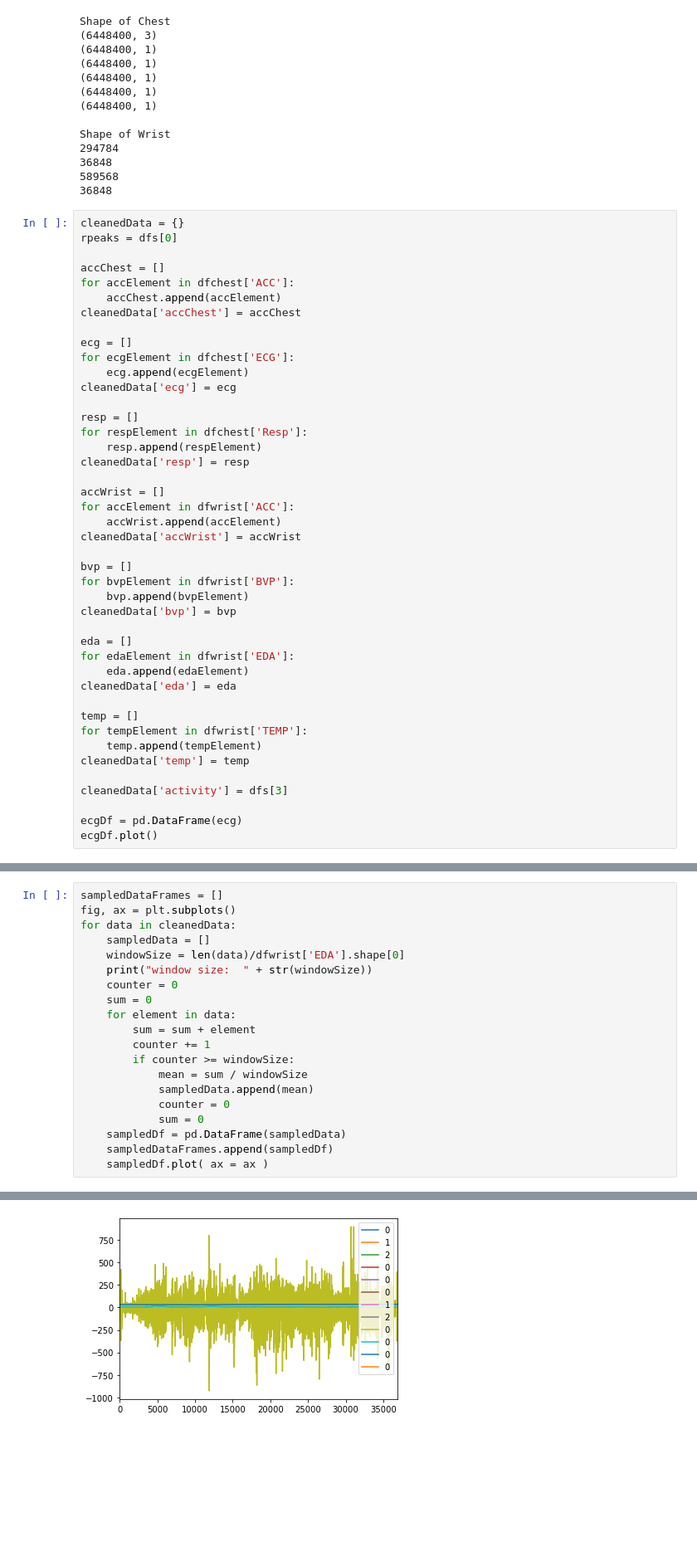
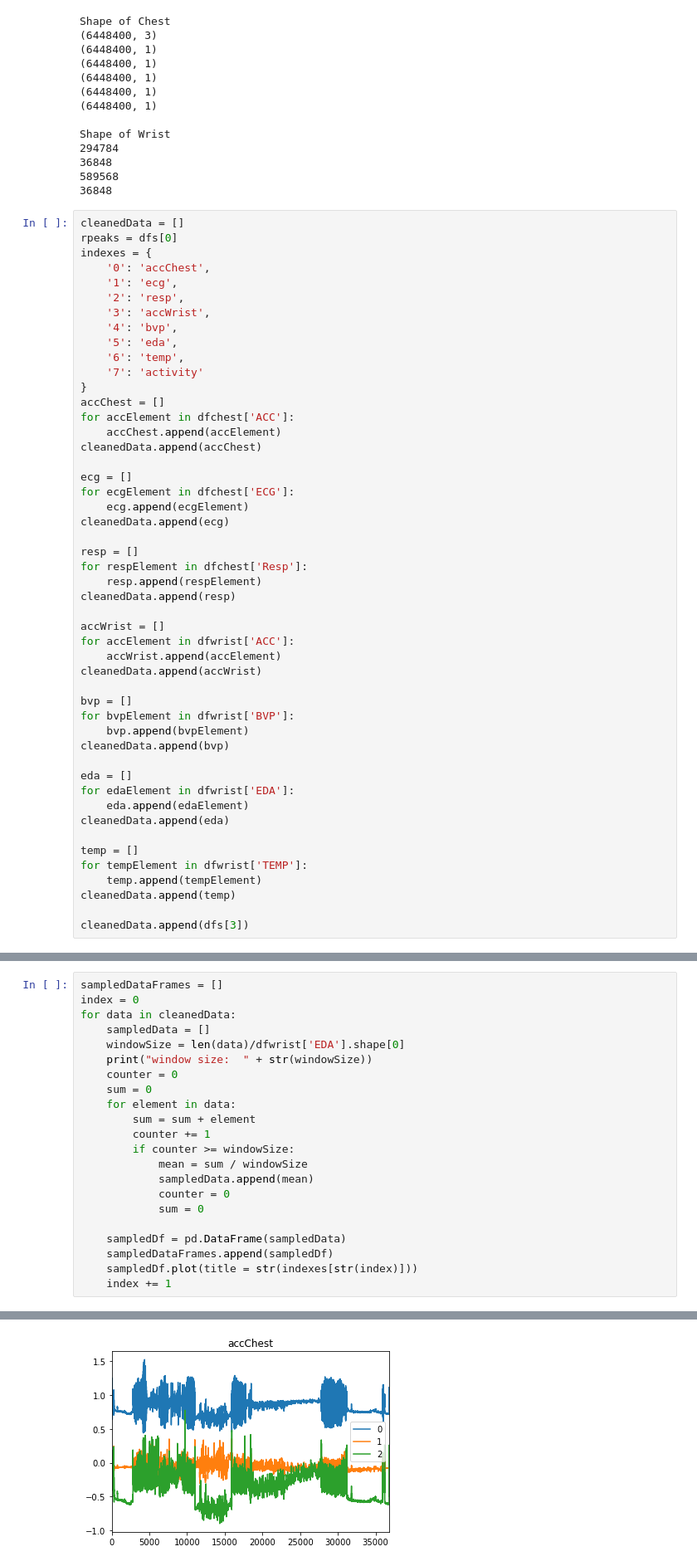
Before and after one commit to mrjohanvds/Python-Project-A5, a Jupyter notebook: project.ipynb, the cells around one changed output, grey strips where cells are left out. Shown at 83% size. Saved outputs shown, nothing was run; the diff lists cells and outputs as text; blank space fills up the shorter version.

Commit message:
data visualisation

```diff
--- a/project.ipynb
+++ b/project.ipynb
@@ -96,45 +96,51 @@ Shape of Wrist
 589568
 36848
 # %%
-cleanedData = {}
+cleanedData = []
 rpeaks = dfs[0]
-
+indexes = {
+    '0': 'accChest',
+    '1': 'ecg',
+    '2': 'resp',
+    '3': 'accWrist',
+    '4': 'bvp',
+    '5': 'eda',
+    '6': 'temp',
+    '7': 'activity'
+}
 accChest = []
 for accElement in dfchest['ACC']:
     accChest.append(accElement)
-cleanedData['accChest'] = accChest
+cleanedData.append(accChest)
 
 ecg = []
 for ecgElement in dfchest['ECG']:
     ecg.append(ecgElement)
-cleanedData['ecg'] = ecg
+cleanedData.append(ecg)
 
 resp = []
 for respElement in dfchest['Resp']:
     resp.append(respElement)
-cleanedData['resp'] = resp
+cleanedData.append(resp)
 
 accWrist = []
 for accElement in dfwrist['ACC']:
     accWrist.append(accElement)
-cleanedData['accWrist'] = accWrist
+cleanedData.append(accWrist)
 
 bvp = []
 for bvpElement in dfwrist['BVP']:
     bvp.append(bvpElement)
-cleanedData['bvp'] = bvp
+cleanedData.append(bvp)
 
 eda = []
 for edaElement in dfwrist['EDA']:
     eda.append(edaElement)
-cleanedData['eda'] = eda
+cleanedData.append(eda)
 
 temp = []
 for tempElement in dfwrist['TEMP']:
     temp.append(tempElement)
-cleanedData['temp'] = temp
+cleanedData.append(temp)
 
-cleanedData['activity'] = dfs[3]
-
-ecgDf = pd.DataFrame(ecg)
-ecgDf.plot()
+cleanedData.append(dfs[3])
@@ -143,30 +161,32 @@ KeyboardInterrupt:
 # %%
 sampledDataFrames = []
-fig, ax = plt.subplots()
+index = 0
 for data in cleanedData:
     sampledData = []
     windowSize = len(data)/dfwrist['EDA'].shape[0]
     print("window size:  " + str(windowSize))
     counter = 0
     sum = 0
     for element in data:
         sum = sum + element
         counter += 1
         if counter >= windowSize:
             mean = sum / windowSize
             sampledData.append(mean)
             counter = 0
             sum = 0
+
     sampledDf = pd.DataFrame(sampledData)
     sampledDataFrames.append(sampledDf)
-    sampledDf.plot( ax = ax )
+    sampledDf.plot(title = str(indexes[str(index)]))
+    index += 1
 # %% [output]
 window size:  175.0
 window size:  175.0
 window size:  175.0
 window size:  8.0
 window size:  16.0
 window size:  1.0
 window size:  1.0
 window size:  1.0
-[figure, old version]
+[figure, new version]
```
Also changed, not shown: parts of 3 cells of this notebook.
